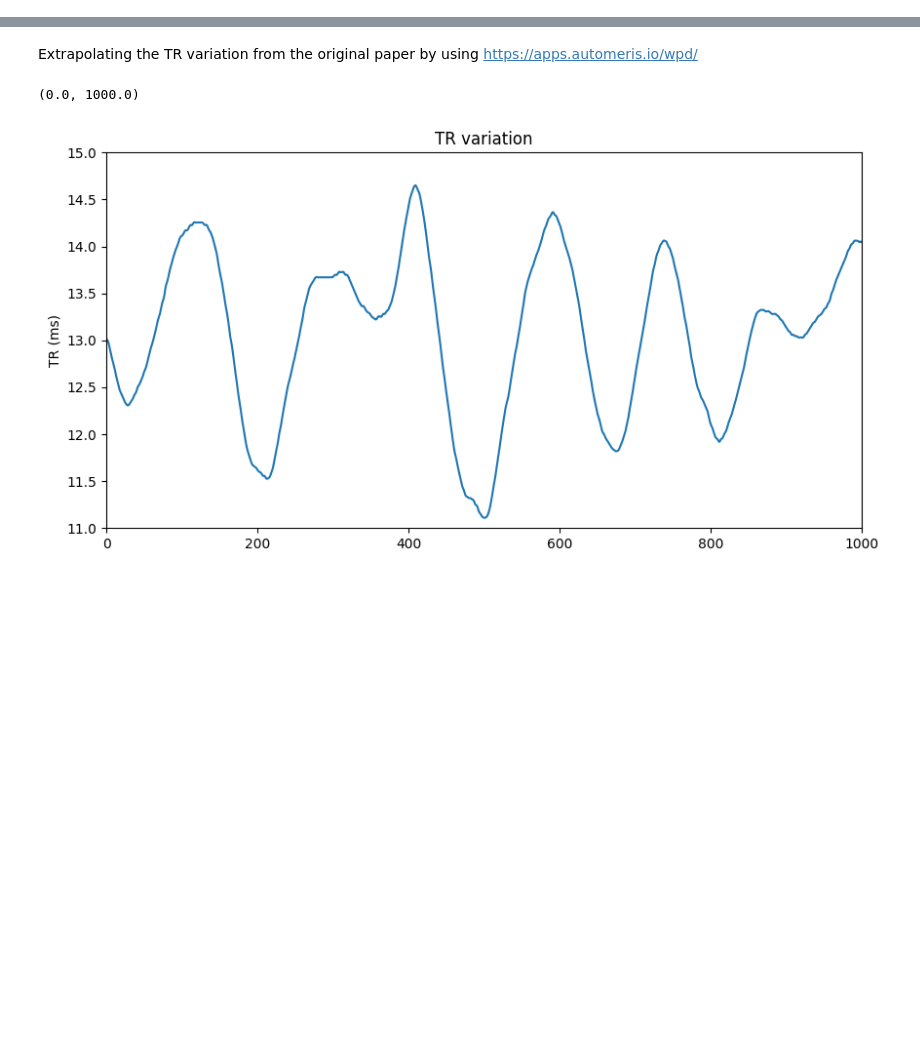
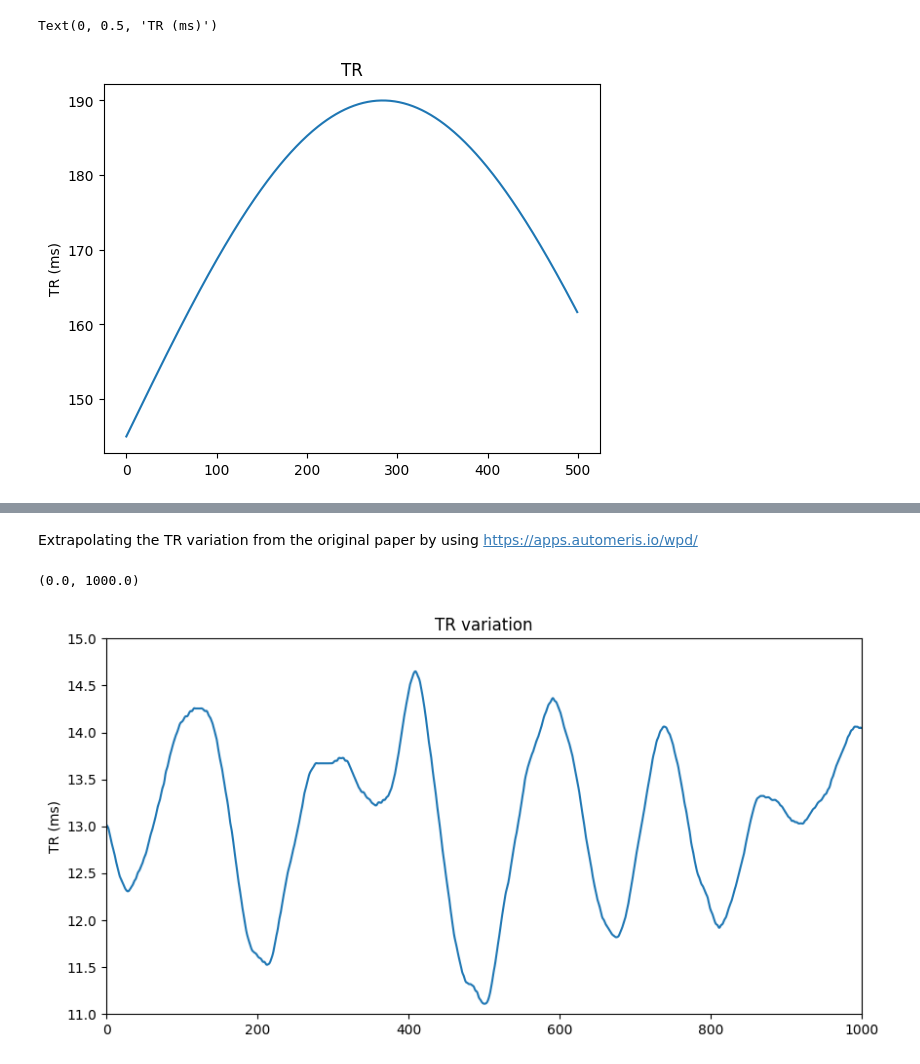
Before and after one commit to Ela-Kan/MRFSGRE_BBB, a Jupyter notebook: coreSimulations/generatingParameterVariation.ipynb, the cells around one changed output, grey strips where cells are left out. Drawn from its saved outputs; the diff is of its cells as text; code cells hidden in the pictures; blank space fills up the shorter version.

```diff
--- a/coreSimulations/generatingParameterVariation.ipynb
+++ b/coreSimulations/generatingParameterVariation.ipynb
@@ -13,0 +33,24 @@ TR_var = (TR_var-min(TR_var))/(max(TR_var)-min(TR_var))*(max_TR-min_TR)+min_TR
+# %%
+a = 13; b = 40
+c =181; d = 100; e = 45
+noOfRepetitions = 500
+
+xRange = np.linspace(0,noOfRepetitions,num=noOfRepetitions)
+#Calculate the sinusoidal array
+trArray = e*np.sin(xRange/c)+(d+e)
+
+#Generate linearly spaced array between 0 and the number repetitions
+xRange = np.array(range(noOfRepetitions))
+#Calculate the sinusoidal array
+#Sometimes a random variation is added to the flip angle to reduced
+#effects of matching errors with inhomogeneous B1 fields
+#Hence there is a random element that can be added (set currently to 0)
+faArray = np.squeeze(a*(np.abs(3*np.sin(xRange/b)+(np.sin(xRange/b)**2))) \
+    +  np.random.uniform(0,0,[1,noOfRepetitions]))
+# %%
+plt.plot(trArray)
+plt.title('TR')
+plt.ylabel('TR (ms)')
+# %% [output]
+Text(0, 0.5, 'TR (ms)')
+[figure, added]
```
Also changed, not shown: parts of 20 cells of this notebook, 11 other files.
